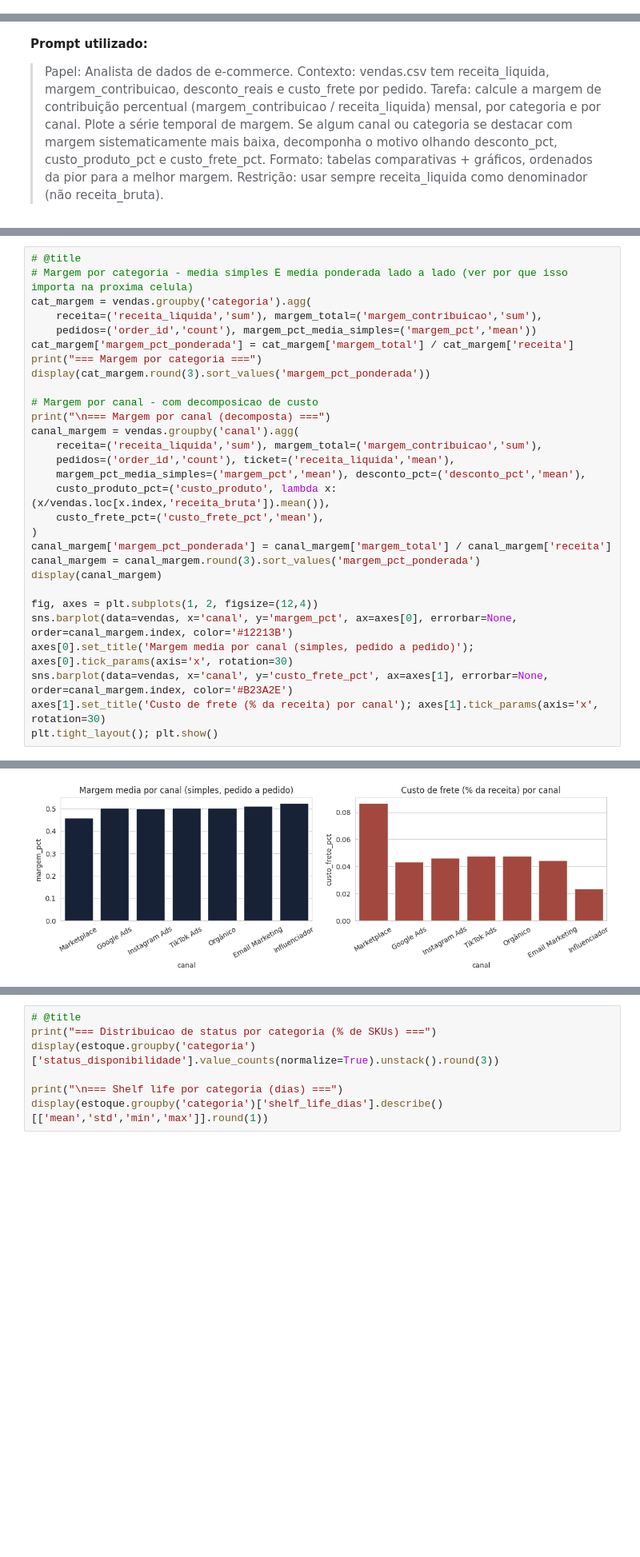
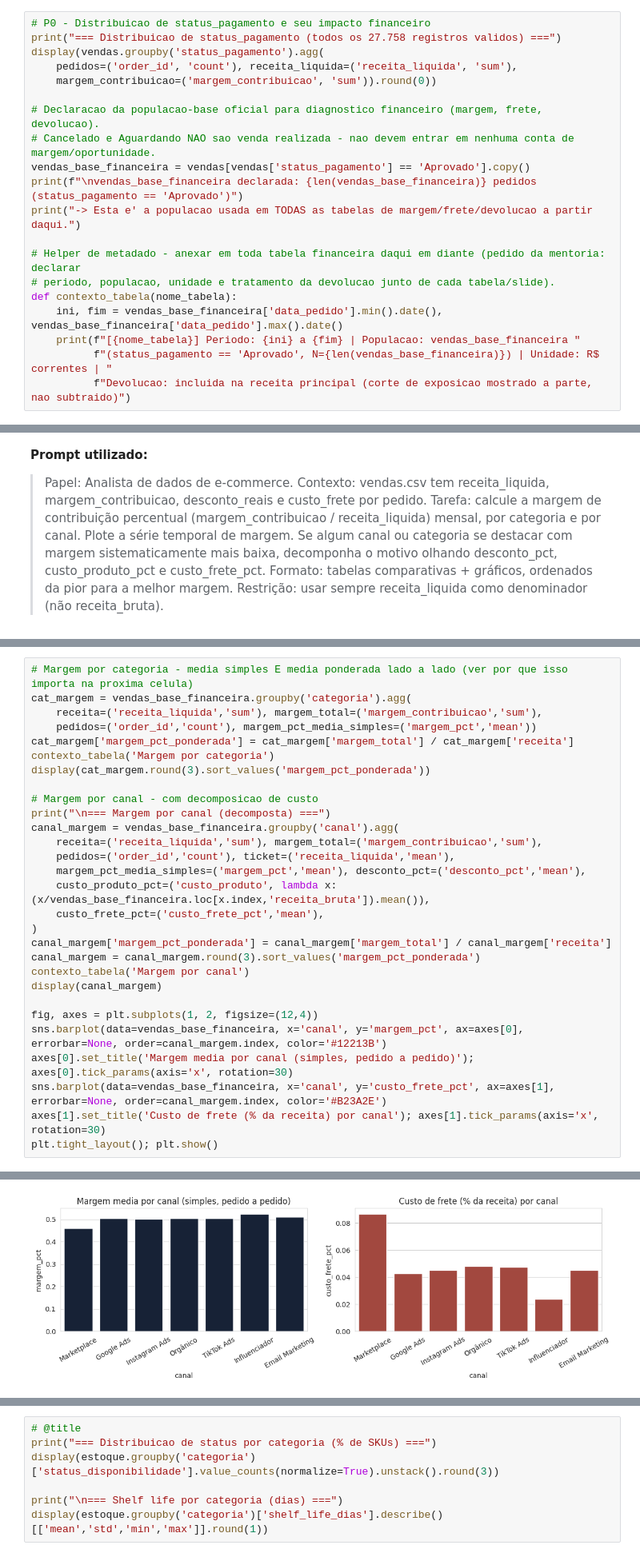
Before and after one commit to anapbatista/BootCamp-EloGroup, a Jupyter notebook: Case_Vertice_AED_Completa.ipynb, the cells around one changed output, grey strips where cells are left out. Shown at 80% size. Drawn from its saved outputs; the diff is of its cells as text; blank space fills up the shorter version.

```diff
--- a/Case_Vertice_AED_Completa.ipynb
+++ b/Case_Vertice_AED_Completa.ipynb
@@ -230,0 +242,20 @@ Desses, % cujo order_id EXISTE em vendas.csv: 34.6%  (n=12404)
+# %%
+# P0 - Distribuicao de status_pagamento e seu impacto financeiro
+print("=== Distribuicao de status_pagamento (todos os 27.758 registros validos) ===")
+display(vendas.groupby('status_pagamento').agg(
+    pedidos=('order_id', 'count'), receita_liquida=('receita_liquida', 'sum'),
+    margem_contribuicao=('margem_contribuicao', 'sum')).round(0))
+
+# Declaracao da populacao-base oficial para diagnostico financeiro (margem, frete, devolucao).
+# Cancelado e Aguardando NAO sao venda realizada - nao devem entrar em nenhuma conta de margem/oportunidade.
+vendas_base_financeira = vendas[vendas['status_pagamento'] == 'Aprovado'].copy()
+print(f"\nvendas_base_financeira declarada: {len(vendas_base_financeira)} pedidos (status_pagamento == 'Aprovado')")
+print("-> Esta e' a populacao usada em TODAS as tabelas de margem/frete/devolucao a partir daqui.")
+
+# Helper de metadado - anexar em toda tabela financeira daqui em diante (pedido da mentoria: declarar
+# periodo, populacao, unidade e tratamento da devolucao junto de cada tabela/slide).
+def contexto_tabela(nome_tabela):
+    ini, fim = vendas_base_financeira['data_pedido'].min().date(), vendas_base_financeira['data_pedido'].max().date()
+    print(f"[{nome_tabela}] Periodo: {ini} a {fim} | Populacao: vendas_base_financeira "
+          f"(status_pagamento == 'Aprovado', N={len(vendas_base_financeira)}) | Unidade: R$ correntes | "
+          f"Devolucao: incluida na receita principal (corte de exposicao mostrado a parte, nao subtraido)")
@@ -400,30 +489,30 @@ plt.xticks(rotation=45); plt.tight_layout(); plt.show()
 # %%
-# @title
 # Margem por categoria - media simples E media ponderada lado a lado (ver por que isso importa na proxima celula)
-cat_margem = vendas.groupby('categoria').agg(
+cat_margem = vendas_base_financeira.groupby('categoria').agg(
     receita=('receita_liquida','sum'), margem_total=('margem_contribuicao','sum'),
     pedidos=('order_id','count'), margem_pct_media_simples=('margem_pct','mean'))
 cat_margem['margem_pct_ponderada'] = cat_margem['margem_total'] / cat_margem['receita']
-print("=== Margem por categoria ===")
+contexto_tabela('Margem por categoria')
 display(cat_margem.round(3).sort_values('margem_pct_ponderada'))
 
 # Margem por canal - com decomposicao de custo
 print("\n=== Margem por canal (decomposta) ===")
-canal_margem = vendas.groupby('canal').agg(
+canal_margem = vendas_base_financeira.groupby('canal').agg(
     receita=('receita_liquida','sum'), margem_total=('margem_contribuicao','sum'),
     pedidos=('order_id','count'), ticket=('receita_liquida','mean'),
     margem_pct_media_simples=('margem_pct','mean'), desconto_pct=('desconto_pct','mean'),
-    custo_produto_pct=('custo_produto', lambda x: (x/vendas.loc[x.index,'receita_bruta']).mean()),
+    custo_produto_pct=('custo_produto', lambda x: (x/vendas_base_financeira.loc[x.index,'receita_bruta']).mean()),
     custo_frete_pct=('custo_frete_pct','mean'),
 )
 canal_margem['margem_pct_ponderada'] = canal_margem['margem_total'] / canal_margem['receita']
 canal_margem = canal_margem.round(3).sort_values('margem_pct_ponderada')
+contexto_tabela('Margem por canal')
 display(canal_margem)
 
 fig, axes = plt.subplots(1, 2, figsize=(12,4))
-sns.barplot(data=vendas, x='canal', y='margem_pct', ax=axes[0], errorbar=None, order=canal_margem.index, color='#12213B')
+sns.barplot(data=vendas_base_financeira, x='canal', y='margem_pct', ax=axes[0], errorbar=None, order=canal_margem.index, color='#12213B')
 axes[0].set_title('Margem media por canal (simples, pedido a pedido)'); axes[0].tick_params(axis='x', rotation=30)
-sns.barplot(data=vendas, x='canal', y='custo_frete_pct', ax=axes[1], errorbar=None, order=canal_margem.index, color='#B23A2E')
+sns.barplot(data=vendas_base_financeira, x='canal', y='custo_frete_pct', ax=axes[1], errorbar=None, order=canal_margem.index, color='#B23A2E')
 axes[1].set_title('Custo de frete (% da receita) por canal'); axes[1].tick_params(axis='x', rotation=30)
 plt.tight_layout(); plt.show()
 # %% [output]
@@ -447,2 +537,2 @@ plt.tight_layout(); plt.show()
-[figure, old version]
+[figure, new version]
 # %% [markdown]
```
Also changed, not shown: parts of 35 cells of this notebook.
